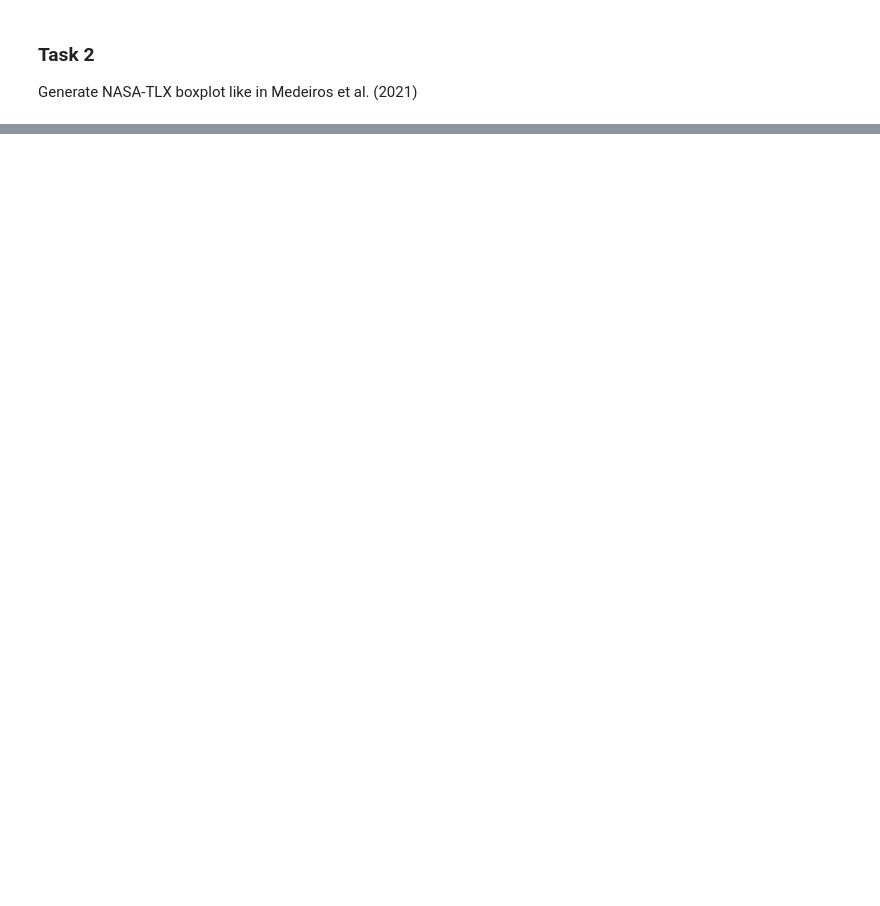
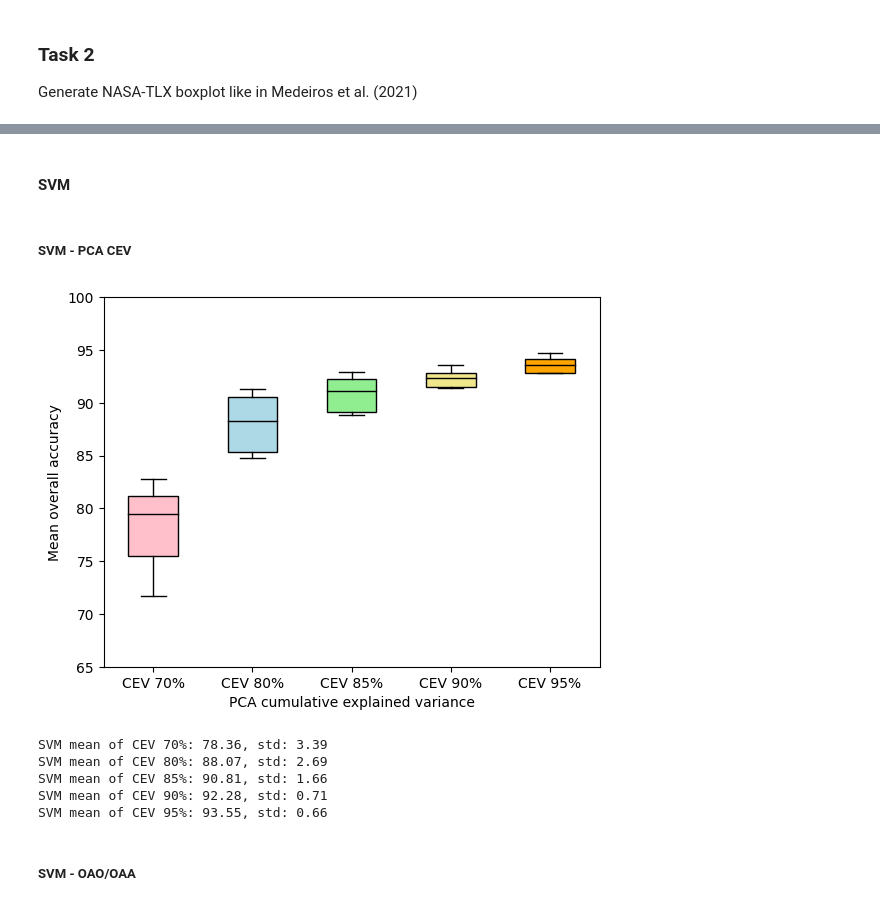
Before and after one commit to alisher-turubayev/dh-eeg-thesis, a Jupyter notebook: scripts/data_analysis.ipynb, the cells around one changed output, grey strips where cells are left out. Cells and saved outputs as stored; diff of their text form; code cells hidden in the pictures; blank space fills up the shorter version.

```diff
--- a/scripts/data_analysis.ipynb
+++ b/scripts/data_analysis.ipynb
@@ -133,0 +158,3 @@ for patch, color in zip(bplot['boxes'], colors):
+# %%
+FILE_PATH = './replication_data/run_results.csv'
+df_res = pd.read_csv(FILE_PATH)
@@ -133,0 +177,46 @@ for patch, color in zip(bplot['boxes'], colors):
+# %% [markdown]
+#### SVM
+# %% [markdown]
+##### SVM - PCA CEV
+# %%
+# SVM - PCA CEV
+acc_pca7 = df_res.loc[(np.isnan(df_res['svm_C']) == False) & (df_res['pca_cev'] == 0.7)]
+acc_pca7 = acc_pca7['mean_fold_acc']
+
+acc_pca8 = df_res.loc[(np.isnan(df_res['svm_C']) == False) & (df_res['pca_cev'] == 0.80)]
+acc_pca8 = acc_pca8['mean_fold_acc']
+
+acc_pca85 = df_res.loc[(np.isnan(df_res['svm_C']) == False) & (df_res['pca_cev'] == 0.85)]
+acc_pca85 = acc_pca85['mean_fold_acc']
+
+acc_pca9 = df_res.loc[(np.isnan(df_res['svm_C']) == False) & (df_res['pca_cev'] == 0.90)]
+acc_pca9 = acc_pca9['mean_fold_acc']
+
+acc_pca95 = df_res.loc[(np.isnan(df_res['svm_C']) == False) & (df_res['pca_cev'] == 0.95)]
+acc_pca95 = acc_pca95['mean_fold_acc']
+# %%
+bplot = plt.boxplot([acc_pca7 * 100, acc_pca8 * 100, acc_pca85 * 100, acc_pca9 * 100, acc_pca95 * 100], vert = True, patch_artist = True, labels = ['CEV 70%', 'CEV 80%', 'CEV 85%', 'CEV 90%', 'CEV 95%'])
+plt.ylim(65, 100)
+plt.ylabel('Mean overall accuracy')
+plt.xlabel('PCA cumulative explained variance')
+colors = ['pink', 'lightblue', 'lightgreen', 'khaki', 'orange']
+for patch, color in zip(bplot['boxes'], colors):
+    patch.set_facecolor(color)
+for median in bplot['medians']:
+    median.set_color('black')
+# %% [output]
+[figure, added]
+# %%
+print('SVM mean of CEV 70%: {:.2f}, std: {:.2f}'.format(np.mean(acc_pca7 * 100), np.std(acc_pca7 * 100)))
+print('SVM mean of CEV 80%: {:.2f}, std: {:.2f}'.format(np.mean(acc_pca8 * 100), np.std(acc_pca8 * 100)))
+print('SVM mean of CEV 85%: {:.2f}, std: {:.2f}'.format(np.mean(acc_pca85 * 100), np.std(acc_pca85 * 100)))
+print('SVM mean of CEV 90%: {:.2f}, std: {:.2f}'.format(np.mean(acc_pca9 * 100), np.std(acc_pca9 * 100)))
+print('SVM mean of CEV 95%: {:.2f}, std: {:.2f}'.format(np.mean(acc_pca95 * 100), np.std(acc_pca95 * 100)))
+# %% [output]
+SVM mean of CEV 70%: 78.36, std: 3.39
+SVM mean of CEV 80%: 88.07, std: 2.69
+SVM mean of CEV 85%: 90.81, std: 1.66
+SVM mean of CEV 90%: 92.28, std: 0.71
+SVM mean of CEV 95%: 93.55, std: 0.66
+# %% [markdown]
+##### SVM - OAO/OAA
```
Also changed, not shown: parts of 41 cells of this notebook, 1 other file.
